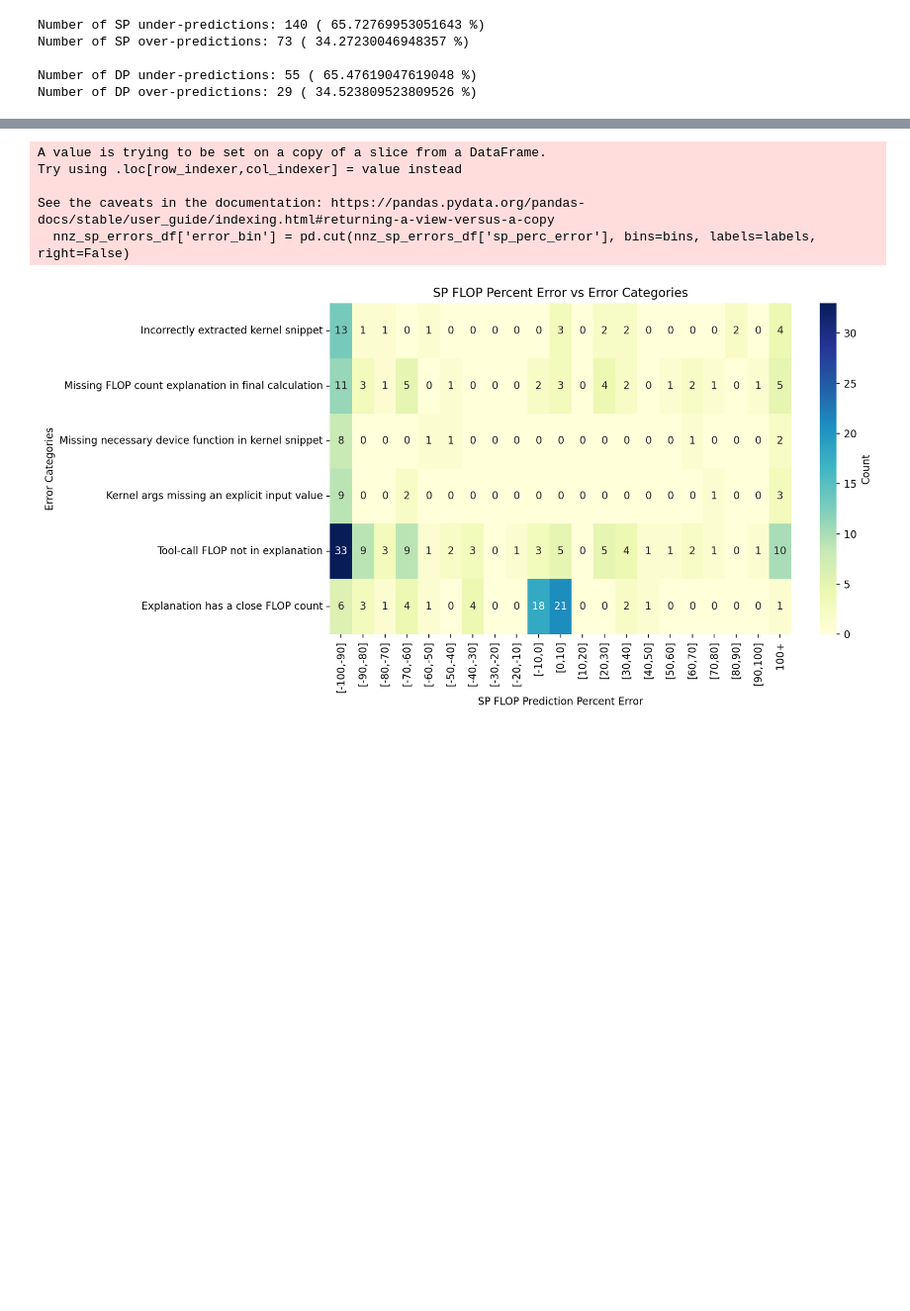
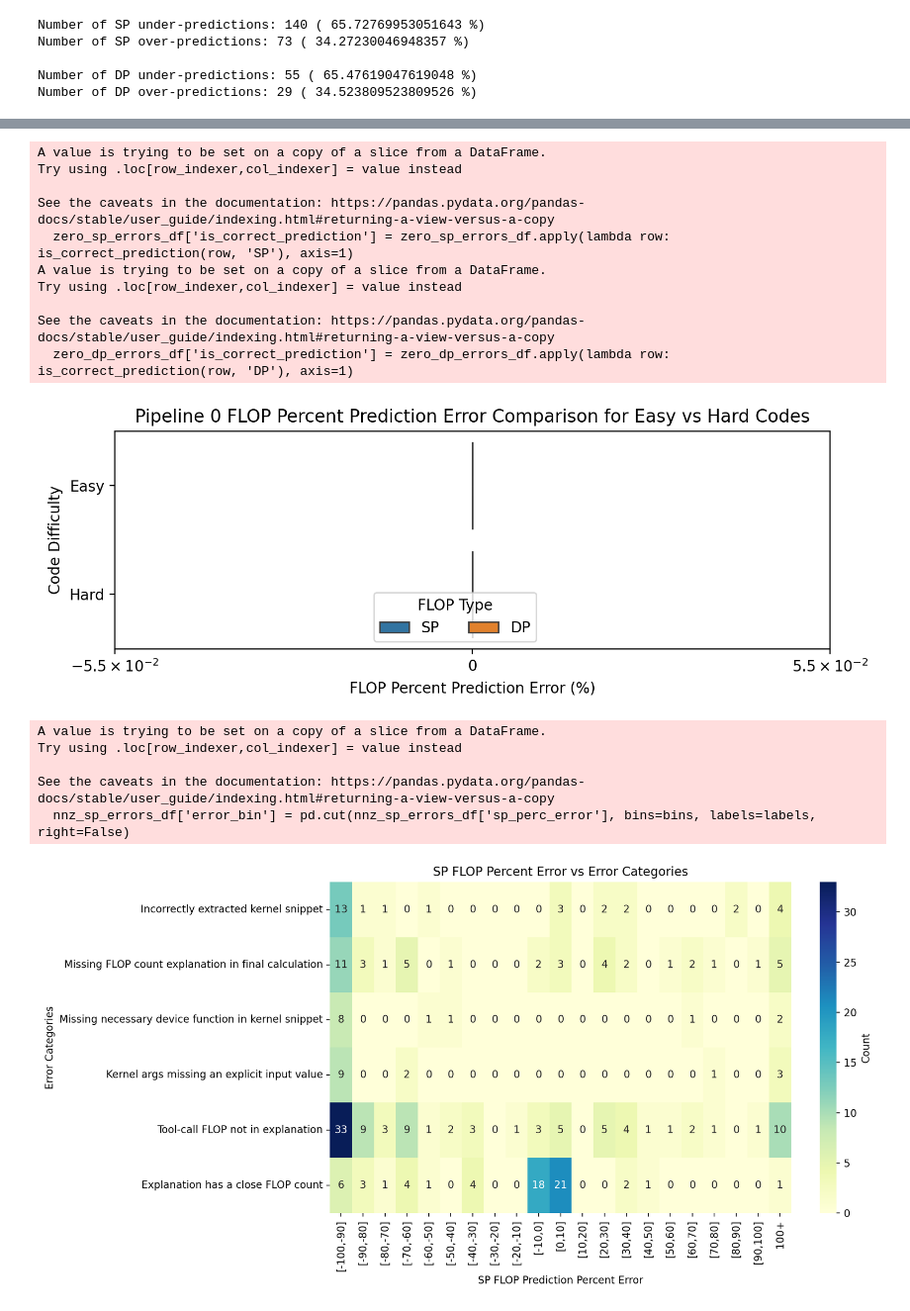
Before and after one commit to Scientific-Computing-Lab/gpuFLOPBench, a Jupyter notebook: qdecomp-langgraph-studio/kernel-survey/analysis/analyzeFailureCases.ipynb, the cells around one changed output, grey strips where cells are left out. Shown at 99% size. Drawn from its saved outputs; the diff is of its cells as text; code cells hidden in the pictures; blank space fills up the shorter version.

```diff
--- a/qdecomp-langgraph-studio/kernel-survey/analysis/analyzeFailureCases.ipynb
+++ b/qdecomp-langgraph-studio/kernel-survey/analysis/analyzeFailureCases.ipynb
@@ -627,0 +640,6 @@ nnz_dp_errors_df = errors_df[errors_df['empirical_dp_flop_count'] != 0]
+# %%
+zero_sp_errors_df = errors_df[errors_df['empirical_sp_flop_count'] == 0]
+
+zero_dp_errors_df = errors_df[errors_df['empirical_dp_flop_count'] == 0]
+
+print(zero_sp_errors_df.shape, zero_dp_errors_df.shape)
@@ -760,3 +780,64 @@ Number of SP over-predictions: 73 ( 34.27230046948357 %)
 
 Number of DP under-predictions: 55 ( 65.47619047619048 %)
 Number of DP over-predictions: 29 ( 34.523809523809526 %)
+# %%
+# for the actually easy codes, let's plot the distribution of the absolute percent error
+
+zero_sp_errors_df['is_correct_prediction'] = zero_sp_errors_df.apply(lambda row: is_correct_prediction(row, 'SP'), axis=1)
+zero_dp_errors_df['is_correct_prediction'] = zero_dp_errors_df.apply(lambda row: is_correct_prediction(row, 'DP'), axis=1)
+
+easy_zero_sp_errors_df = zero_sp_errors_df[zero_sp_errors_df['is_easy_code'] == True]
+hard_zero_sp_errors_df = zero_sp_errors_df[zero_sp_errors_df['is_easy_code'] == False]
+
+easy_zero_dp_errors_df = zero_dp_errors_df[zero_dp_errors_df['is_easy_code'] == True]
+hard_zero_dp_errors_df = zero_dp_errors_df[zero_dp_errors_df['is_easy_code'] == False]
+
+
+print("Num Codes in Easy Zero SP:", easy_zero_sp_errors_df.combined_name.nunique())
+print("Num Codes in Easy Zero DP:", easy_zero_dp_errors_df.combined_name.nunique())
+print("Num Codes in Hard Zero SP:", hard_zero_sp_errors_df.combined_name.nunique())
+print("Num Codes in Hard Zero DP:", hard_zero_dp_errors_df.combined_name.nunique())
+
+print("Num total Easy codes:", errors_df[errors_df['is_easy_code'] == True].combined_name.nunique())
+print("Num total Hard codes:", errors_df[errors_df['is_easy_code'] == False].combined_name.nunique())
+
+
+
+
+fig, ax = plt.subplots(1, 1, figsize=(8, 3), dpi=200)
+
+# let's do a boxplot
+
+merged = pd.DataFrame({
+    'perc_error': np.concatenate([easy_zero_sp_errors_df['sp_perc_error'].values,
+                                  hard_zero_sp_errors_df['sp_perc_error'].values,
+                                  easy_zero_dp_errors_df['dp_perc_error'].values,
+                                  hard_zero_dp_errors_df['dp_perc_error'].values]),
+    'type': ['SP'] * len(easy_zero_sp_errors_df) + \
+            ['SP'] * len(hard_zero_sp_errors_df) + \
+            ['DP'] * len(easy_zero_dp_errors_df) + \
+            ['DP'] * len(hard_zero_dp_errors_df),
+
+    'is_easy_code': ['Easy'] * len(easy_zero_sp_errors_df) + \
+                    ['Hard'] * len(hard_zero_sp_errors_df) + \
+                    ['Easy'] * len(easy_zero_dp_errors_df) + \
+                    ['Hard'] * len(hard_zero_dp_errors_df)
+
+})
+
+sns.boxplot(x='perc_error', y='is_easy_code', hue='type', data=merged, ax=ax, orient='h', showfliers=True)
+
+ax.set_xlabel('FLOP Percent Prediction Error (%)')
+ax.set_ylabel('Code Difficulty')
+ax.set_title('Pipeline 0 FLOP Percent Prediction Error Comparison for Easy vs Hard Codes')
+
+ax.set_xscale('symlog')
+
+# make the legend flat on the bottom of the plot
+ax.legend(title='FLOP Type', loc='lower right', bbox_to_anchor=(0.6, 0), ncol=2)
+
+#ax.set_xlim(left=-110)
+
+plt.tight_layout()
+plt.show()
+# %% [output]
@@ -763,3 +850,14 @@ Number of DP over-predictions: 29 ( 34.523809523809526 %)
+A value is trying to be set on a copy of a slice from a DataFrame.
+Try using .loc[row_indexer,col_indexer] = value instead
+
+See the caveats in the documentation: https://pandas.pydata.org/pandas-docs/stable/user_guide/indexing.html#returning-a-view-versus-a-copy
+  zero_sp_errors_df['is_correct_prediction'] = zero_sp_errors_df.apply(lambda row: is_correct_prediction(row, 'SP'), axis=1)
+A value is trying to be set on a copy of a slice from a DataFrame.
+Try using .loc[row_indexer,col_indexer] = value instead
+
+See the caveats in the documentation: https://pandas.pydata.org/pandas-docs/stable/user_guide/indexing.html#returning-a-view-versus-a-copy
+  zero_dp_errors_df['is_correct_prediction'] = zero_dp_errors_df.apply(lambda row: is_correct_prediction(row, 'DP'), axis=1)
+[figure, added]
 # %%
 # let's define the error categories
 # 1: not an easy code (is_easy_code == False)
```
Also changed, not shown: parts of 6 cells of this notebook, 1 other file.
